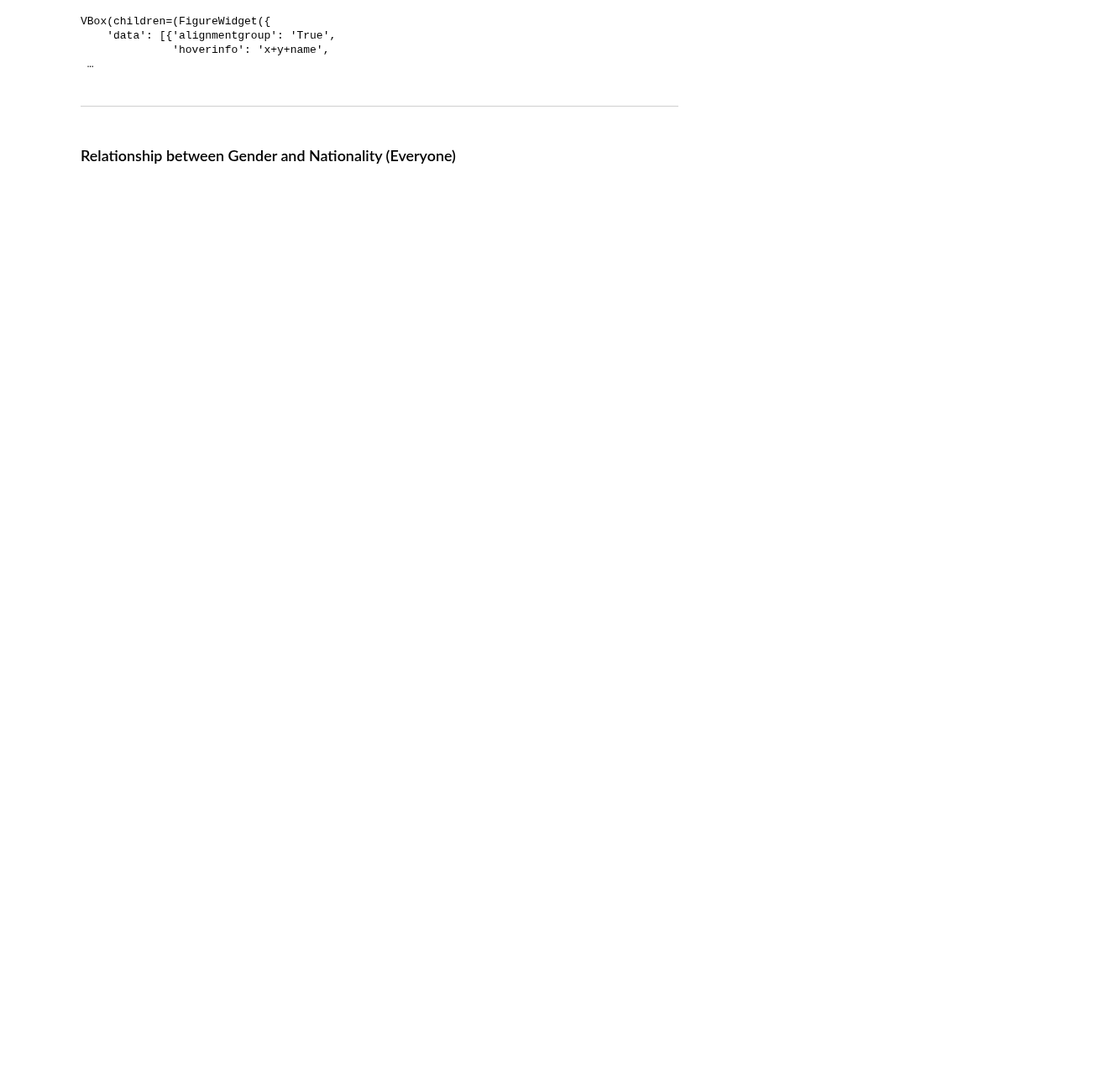
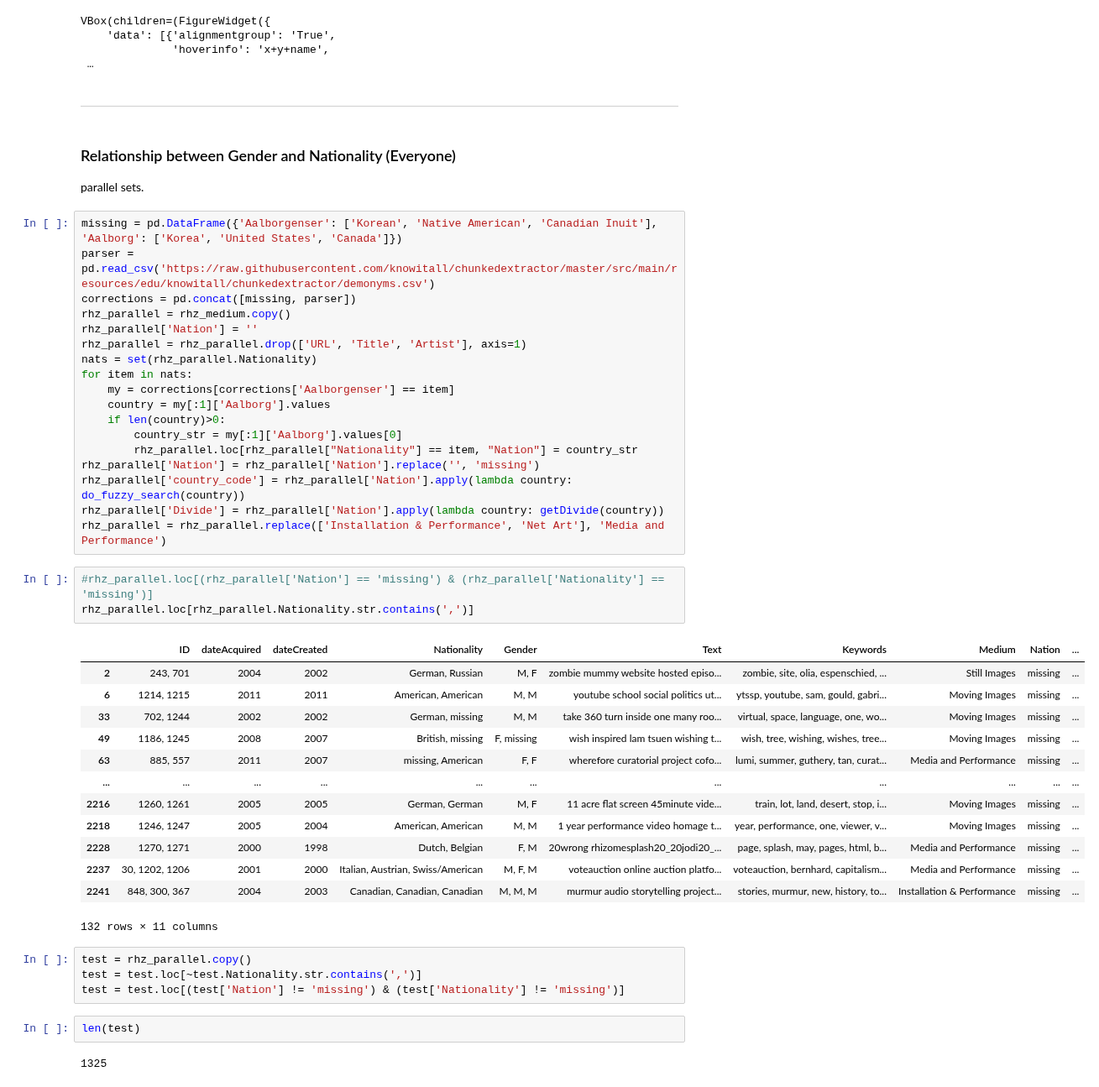
Before and after one commit to laurentfintoni/Net-Art-Rev, a Jupyter notebook: net_art_revolution.ipynb, the cells around one changed output. Shown at 84% size. Saved outputs shown, nothing was run; the diff lists cells and outputs as text; blank space fills up the shorter version.

```diff
--- a/net_art_revolution.ipynb
+++ b/net_art_revolution.ipynb
@@ -1607,3 +1634,48 @@ VBox(children=(FigureWidget({
 ***
 # %% [markdown]
 ### Relationship between Gender and Nationality (Everyone)
+
+parallel sets.
+# %%
+missing = pd.DataFrame({'Aalborgenser': ['Korean', 'Native American', 'Canadian Inuit'], 'Aalborg': ['Korea', 'United States', 'Canada']})
+parser = pd.read_csv('https://raw.githubusercontent.com/knowitall/chunkedextractor/master/src/main/resources/edu/knowitall/chunkedextractor/demonyms.csv')
+corrections = pd.concat([missing, parser])
+rhz_parallel = rhz_medium.copy()
+rhz_parallel['Nation'] = ''
+rhz_parallel = rhz_parallel.drop(['URL', 'Title', 'Artist'], axis=1)
+nats = set(rhz_parallel.Nationality)
+for item in nats:
+    my = corrections[corrections['Aalborgenser'] == item]
+    country = my[:1]['Aalborg'].values
+    if len(country)>0:
+        country_str = my[:1]['Aalborg'].values[0]
+        rhz_parallel.loc[rhz_parallel["Nationality"] == item, "Nation"] = country_str
+rhz_parallel['Nation'] = rhz_parallel['Nation'].replace('', 'missing')
+rhz_parallel['country_code'] = rhz_parallel['Nation'].apply(lambda country: do_fuzzy_search(country))
+rhz_parallel['Divide'] = rhz_parallel['Nation'].apply(lambda country: getDivide(country))
+rhz_parallel = rhz_parallel.replace(['Installation & Performance', 'Net Art'], 'Media and Performance')
+# %%
+#rhz_parallel.loc[(rhz_parallel['Nation'] == 'missing') & (rhz_parallel['Nationality'] == 'missing')]
+rhz_parallel.loc[rhz_parallel.Nationality.str.contains(',')]
+# %% [output]
+|  | ID | dateAcquired | dateCreated | Nationality | Gender | Text | Keywords | Medium | Nation | ... |
+| 2 | 243, 701 | 2004 | 2002 | German, Russian | M, F | zombie mummy website hosted episo... | zombie, site, olia, espenschied, ... | Still Images | missing | ... |
+| 6 | 1214, 1215 | 2011 | 2011 | American, American | M, M | youtube school social politics ut... | ytssp, youtube, sam, gould, gabri... | Moving Images | missing | ... |
+| 33 | 702, 1244 | 2002 | 2002 | German, missing | M, M | take 360 turn inside one many roo... | virtual, space, language, one, wo... | Moving Images | missing | ... |
+| 49 | 1186, 1245 | 2008 | 2007 | British, missing | F, missing | wish inspired lam tsuen wishing t... | wish, tree, wishing, wishes, tree... | Moving Images | missing | ... |
+| 63 | 885, 557 | 2011 | 2007 | missing, American | F, F | wherefore curatorial project cofo... | lumi, summer, guthery, tan, curat... | Media and Performance | missing | ... |
+| ... | ... | ... | ... | ... | ... | ... | ... | ... | ... | ... |
+| 2216 | 1260, 1261 | 2005 | 2005 | German, German | M, F | 11 acre flat screen 45minute vide... | train, lot, land, desert, stop, i... | Moving Images | missing | ... |
+| 2218 | 1246, 1247 | 2005 | 2004 | American, American | M, M | 1 year performance video homage t... | year, performance, one, viewer, v... | Moving Images | missing | ... |
+| 2228 | 1270, 1271 | 2000 | 1998 | Dutch, Belgian | F, M | 20wrong rhizomesplash20_20jodi20_... | page, splash, may, pages, html, b... | Media and Performance | missing | ... |
+| 2237 | 30, 1202, 1206 | 2001 | 2000 | Italian, Austrian, Swiss/American | M, F, M | voteauction online auction platfo... | voteauction, bernhard, capitalism... | Media and Performance | missing | ... |
+| 2241 | 848, 300, 367 | 2004 | 2003 | Canadian, Canadian, Canadian | M, M, M | murmur audio storytelling project... | stories, murmur, new, history, to... | Installation & Performance | missing | ... |
+132 rows × 11 columns
+# %%
+test = rhz_parallel.copy()
+test = test.loc[~test.Nationality.str.contains(',')]
+test = test.loc[(test['Nation'] != 'missing') & (test['Nationality'] != 'missing')]
+# %%
+len(test)
+# %% [output]
+1325
```
Also changed, not shown: parts of 25 cells of this notebook.
